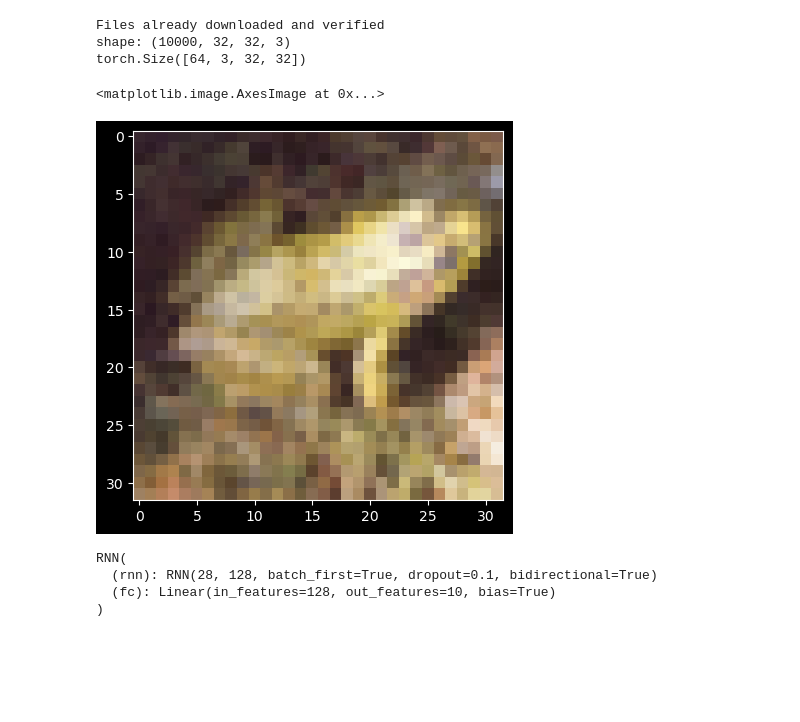
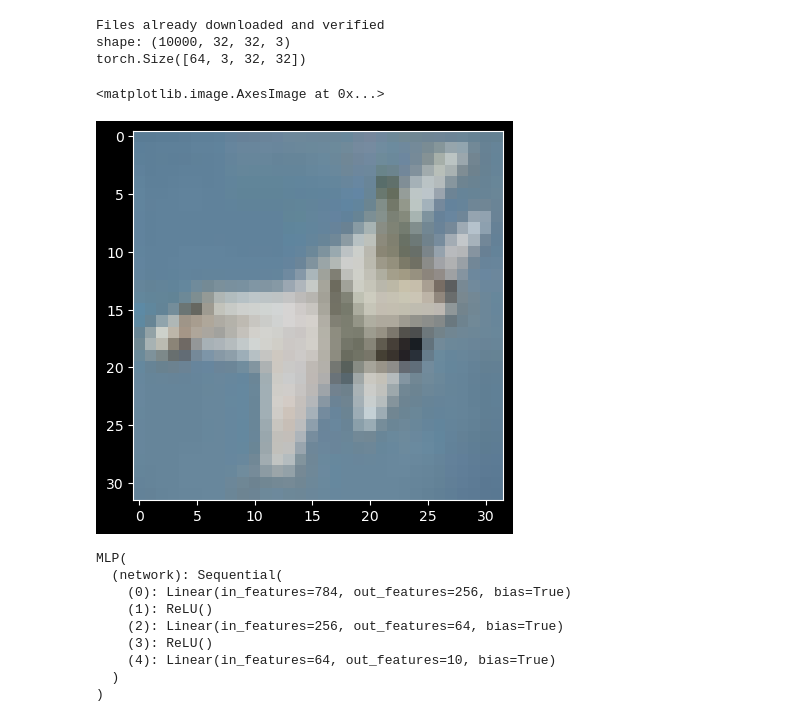
Before and after one commit to youfeng1024/minist-project, a Jupyter notebook: train&test.ipynb, the cells around one changed output. Drawn from its saved outputs; the diff is of its cells as text; code cells hidden in the pictures; blank space fills up the shorter version.

```diff
--- a/train&test.ipynb
+++ b/train&test.ipynb
@@ -12,42 +12,42 @@ import matplotlib.pyplot as plt
 from model import *
 
 EPOCHS = 15
-BATCH_SIZE = 64
+BATCH_SIZE = 128
 LEARNING_RATE = 0.001
-MODEL = 'RNN'
+MODEL = 'MLP'
 INPUT_CHANNELS = 1
 OUTPUT_SIZE = 10
 # %%
 
 # Step 1: Load the CIFAR-10 dataset
 transform = transforms.Compose([
     transforms.ToTensor(),
     transforms.Normalize((0.5,), (0.5,))
 ])
 
 # load training sets, split the dataset into training and validation sets
 _trainset = torchvision.datasets.FashionMNIST(root='./data', train=True, download=True, transform=transform)
 train_size = int(0.8 * len(_trainset))
 val_size = len(_trainset) - train_size
 trainset, valset = data.random_split(_trainset, [train_size, val_size])
 
 trainloader = data.DataLoader(trainset, batch_size=BATCH_SIZE, shuffle=True, num_workers=2)
 valloader = data.DataLoader(valset, batch_size=BATCH_SIZE, shuffle=False, num_workers=2)
 
 # load test set
 testset = torchvision.datasets.CIFAR10(root='./data', train=False, download=True, transform=transform)
 testloader = data.DataLoader(testset, batch_size=BATCH_SIZE, shuffle=False, num_workers=2)
 
 print('shape:', testset.data.shape)
 print(next(testloader.__iter__())[0].shape)
 #print(torchvision.datasets.CIFAR10.classes)
-plt.imshow(testset.data[19], cmap='gray')
+plt.imshow(testset.data[10], cmap='gray')
 # %% [output]
 Files already downloaded and verified
 shape: (10000, 32, 32, 3)
 torch.Size([64, 3, 32, 32])
 <matplotlib.image.AxesImage at 0x...>
-[figure, old version]
+[figure, new version]
 # %%
 # Step 2: Define the CNN model
 device = torch.device("cuda" if torch.cuda.is_available() else "cpu")
@@ -60,8 +60,8 @@ elif MODEL == 'RNN':
     net = RNN(image_width, image_width*INPUT_CHANNELS, OUTPUT_SIZE,
             hidden_size=128, num_layers=1).to(device)
 elif MODEL == 'MLP':
-    net = MLP(image_width, 128,
-            64,10).to(device)
+    net = MLP([image_width*image_width*INPUT_CHANNELS, INPUT_CHANNELS*256,
+               INPUT_CHANNELS*64, INPUT_CHANNELS*10]).to(device)
 # elif MODEL == 'RNN_ATTN':
 #     net = RNN_ATTN(INPUT_CHANNELS*trainset.data.shape[2], OUTPUT_SIZE,
 #               hidden_size=128, num_layers=1).to(device)
@@ -71,9 +71,14 @@ else:
 
 print(net)
 # %% [output]
-RNN(
-  (rnn): RNN(28, 128, batch_first=True, dropout=0.1, bidirectional=True)
-  (fc): Linear(in_features=128, out_features=10, bias=True)
+MLP(
+  (network): Sequential(
+    (0): Linear(in_features=784, out_features=256, bias=True)
+    (1): ReLU()
+    (2): Linear(in_features=256, out_features=64, bias=True)
+    (3): ReLU()
+    (4): Linear(in_features=64, out_features=10, bias=True)
+  )
 )
 # %%
 
```
Also changed, not shown: parts of 2 cells of this notebook, 4 other files.
